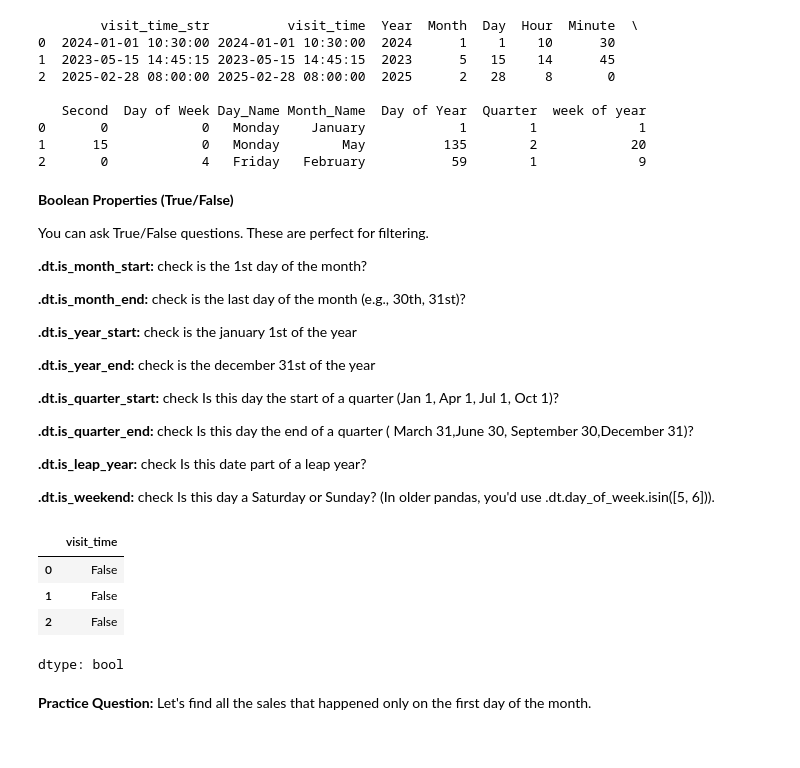
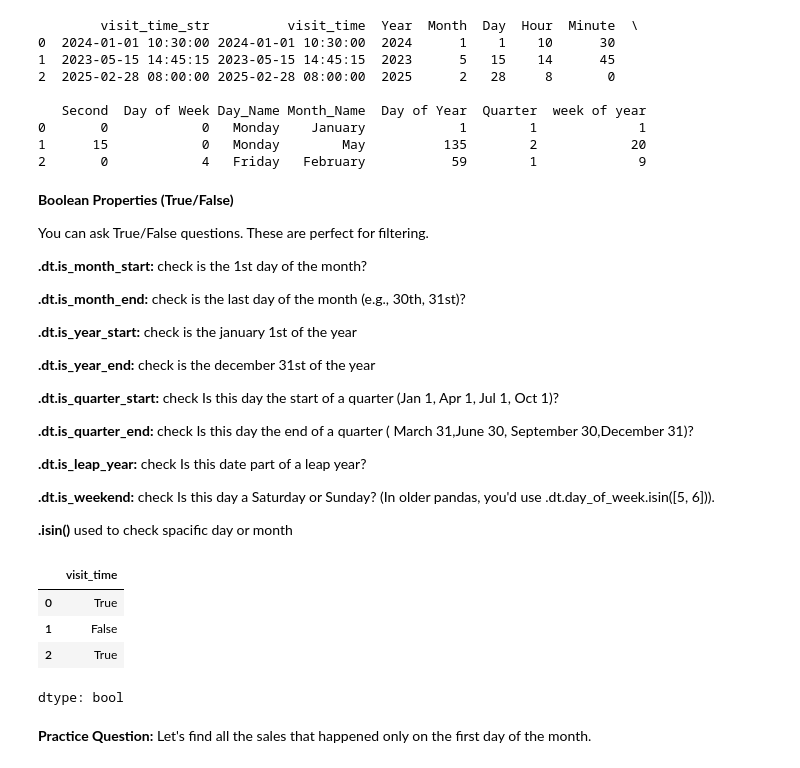
Before and after one commit to ak786abdullah/pandas-library-practice-, a Jupyter notebook: pandas practice, notes&projects (basic to advance).ipynb, the cells around one changed output. Saved outputs shown, nothing was run; the diff lists cells and outputs as text; code cells hidden in the pictures.

```diff
--- a/pandas practice, notes&projects (basic to advance).ipynb
+++ b/pandas practice, notes&projects (basic to advance).ipynb
@@ -1422,21 +1422,25 @@ You can ask True/False questions. These are perfect for filtering.
 **.dt.is_leap_year:** check  Is this date part of a leap year?
 
 **.dt.is_weekend:** check  Is this day a Saturday or Sunday? (In older pandas, you'd use .dt.day_of_week.isin([5, 6])).
+
+**.isin()** used to check spacific day or month
 # %%
 df['visit_time'].dt.is_leap_year
 df['visit_time'].dt.is_month_start
 df['visit_time'].dt.is_month_end
 df["visit_time"].dt.is_quarter_start
 df["visit_time"].dt.is_quarter_end
 #df["visit_time"].dt.is_weekend
 df['visit_time'].dt.day_of_week.isin([5,6])
 df["visit_time"].dt.is_year_start
 df["visit_time"].dt.is_year_end
+df["visit_time"].dt.day.isin([1,15]) # check  1st and 15th day of month
+df["visit_time"].dt.month.isin([1,2]) # check 1st and 2nd month of year
 # %% [output]
 |  | visit_time |
-| 0 | False |
+| 0 | True |
 | 1 | False |
-| 2 | False |
+| 2 | True |
 dtype: bool
 # %% [markdown]
 **Practice Question:** Let's find all the sales that happened only on the first day of the month.
```
Also changed, not shown: parts of 2 cells of this notebook.
